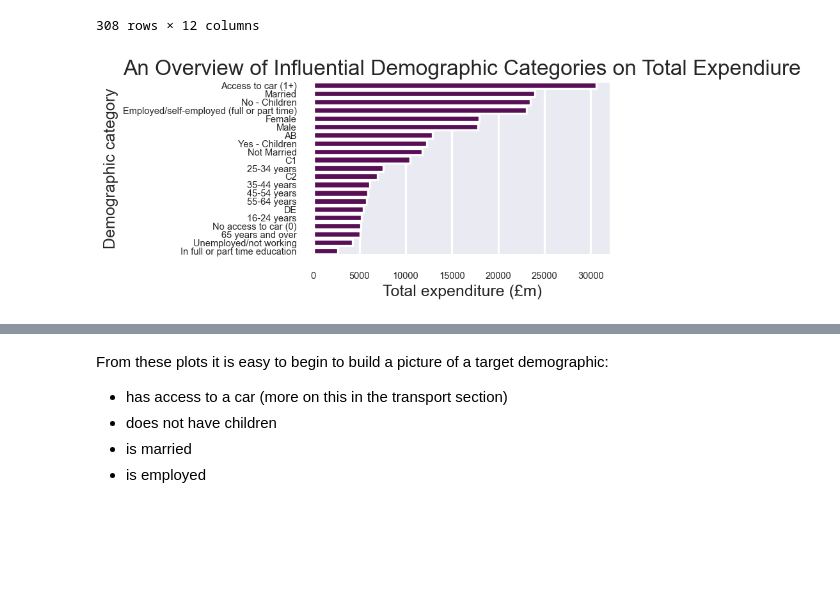
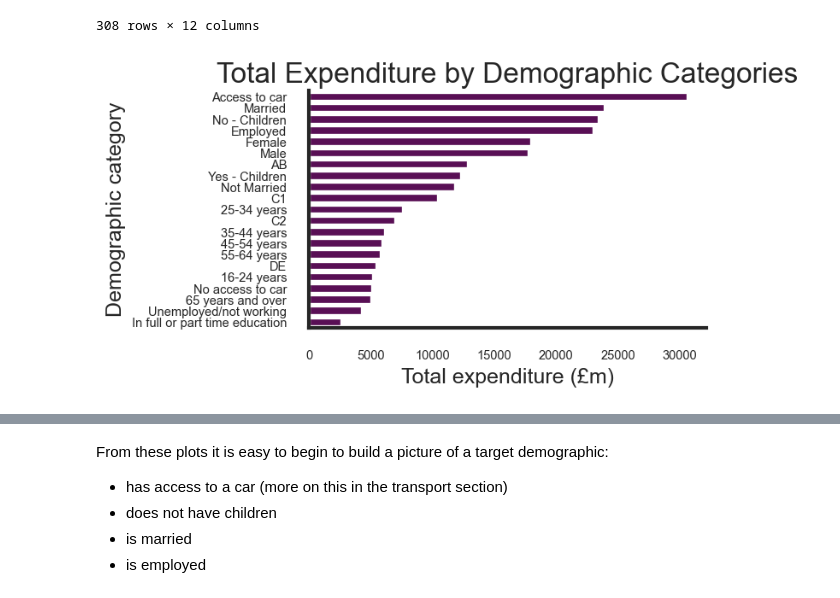
Before and after one commit to lloydlombardi/final_project_visit_scotland, a Jupyter notebook: data_analysis/project_report.ipynb, the cells around one changed output, grey strips where cells are left out. Drawn from its saved outputs; the diff is of its cells as text; code cells hidden in the pictures; blank space fills up the shorter version.

```diff
--- a/data_analysis/project_report.ipynb
+++ b/data_analysis/project_report.ipynb
@@ -77,7 +78,8 @@ Tourist attraction          3251
 Excursions                  2721
 Name: value, dtype: int64
 # %%
-sns.set_style('darkgrid')
+sns.set_style('white')
+
 sns.set_context('poster', font_scale=0.4)
 plt.rcParams['figure.figsize'] = [5, 3]
 plt.rcParams['figure.dpi'] = 120
@@ -97,6 +99,7 @@ a=sns.barplot(data=(
             y='total_expenditue',
            color='#650360')
 
+sns.despine()
 a.set_xlabel('Activity', fontsize = 15)
 a.set_ylabel('Total expenditure (£m)', fontsize = 15)
 a.set_title('Total Income per Tourist Activity', fontsize = 20)
@@ -108,0 +112,31 @@ plt.show()
+# %%
+sns.set_style('white')
+
+sns.set_context('poster', font_scale=0.4)
+plt.rcParams['figure.figsize'] = [5, 3]
+plt.rcParams['figure.dpi'] = 120
+plt.rcParams['font.size'] = 10
+
+a=sns.barplot(data=(
+    activities
+    .loc[(activities.activity_type != 'All') &
+         (activities.breakdown_of_domestic_tourism == 'Expenditure'), :]
+    .groupby('activity_type')
+    .value
+    .sum()
+    .sort_values(ascending=False)
+    .reset_index(name='total_expenditue')
+),
+            x='activity_type',
+            y='total_expenditue',
+           palette=['#650360', 'lightgrey', 'lightgrey', 'lightgrey',
+                    'lightgrey', 'lightgrey', 'lightgrey', 'lightgrey', 'lightgrey'])
+
+sns.despine()
+a.set_xlabel('Activity', fontsize = 15)
+a.set_ylabel('Total expenditure (£m)', fontsize = 15)
+a.set_title('Total Income per Tourist Activity', fontsize = 20)
+
+plt.xticks(rotation=45, ha='right')
+
+plt.show()
@@ -358,21 +429,25 @@ demographics
 # %%
 j=sns.barplot(data=(
     demographics
     .loc[(demographics.demo != 'All') & (demographics.breakdown_of_domestic_tourism == 'Expenditure'), :]
+    .replace({'Employed/self-employed (full or part time)': 'Employed',
+             'Access to car (1+)': 'Access to car',
+             'No access to car (0)': 'No access to car'})
     .groupby('demo')
     .value
     .sum()
     .sort_values(ascending=False)
     .reset_index(name='total_expenditure')
 ),
             x='total_expenditure',
             y='demo',
             color='#650360')
 
+sns.despine()
 j.set_xlabel('Total expenditure (£m)', fontsize = 15)
 j.set_ylabel('Demographic category', fontsize = 15)
-j.set_title('An Overview of Influential Demographic Categories on Total Expendiure', fontsize = 20)
+j.set_title('Total Expenditure by Demographic Categories', fontsize = 20)
 
 plt.show()
 # %% [output]
-[figure, old version]
+[figure, new version]
```
Also changed, not shown: parts of 52 cells of this notebook, 5 other files.
